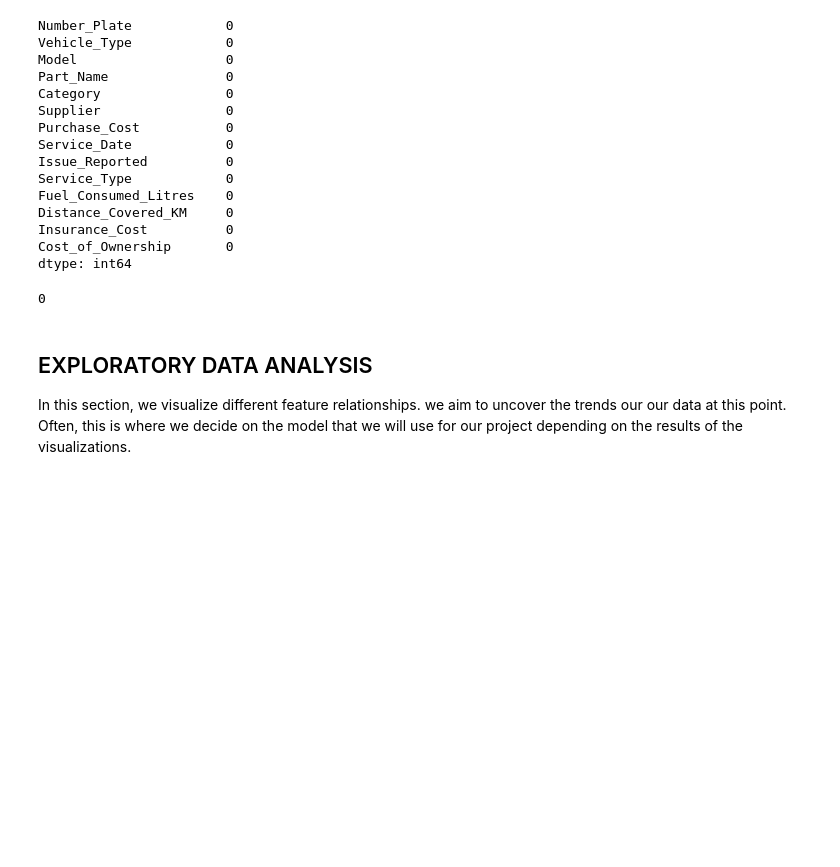
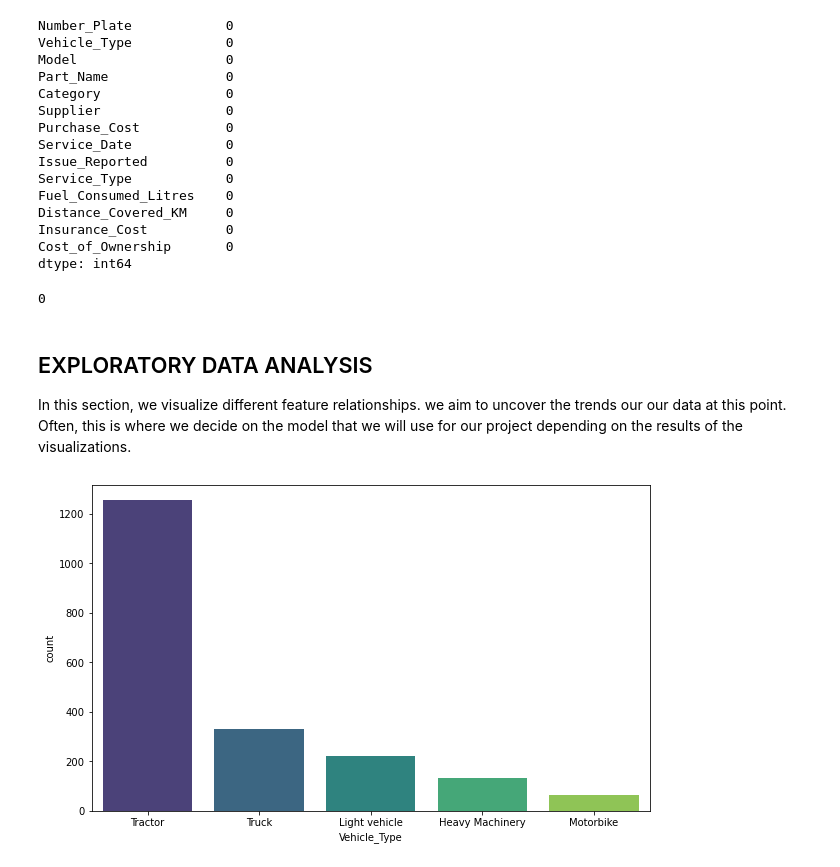
Before and after one commit to Masinde10/Fleet_operations_1, a Jupyter notebook: Fleet_operations_1.ipynb, the cells around one changed output. Drawn from its saved outputs; the diff is of its cells as text; code cells hidden in the pictures; blank space fills up the shorter version.

Commit message:
Exploratory Data Analysis

```diff
--- a/Fleet_operations_1.ipynb
+++ b/Fleet_operations_1.ipynb
@@ -114,3 +114,9 @@ df.duplicated().sum()
 ## EXPLORATORY DATA ANALYSIS
 
 In this section, we visualize different feature relationships. we aim to uncover the trends our our data at this point. Often, this is where we decide on the model that we will use for our project depending on the results of the visualizations.
+# %%
+# Check all the vehicle types in the fleet
+plt.figure(figsize=(10,6))
+sns.countplot(data=df, x='Vehicle_Type', palette='viridis');
+# %% [output]
+[figure, added]
```
Also changed, not shown: parts of 9 cells of this notebook.
